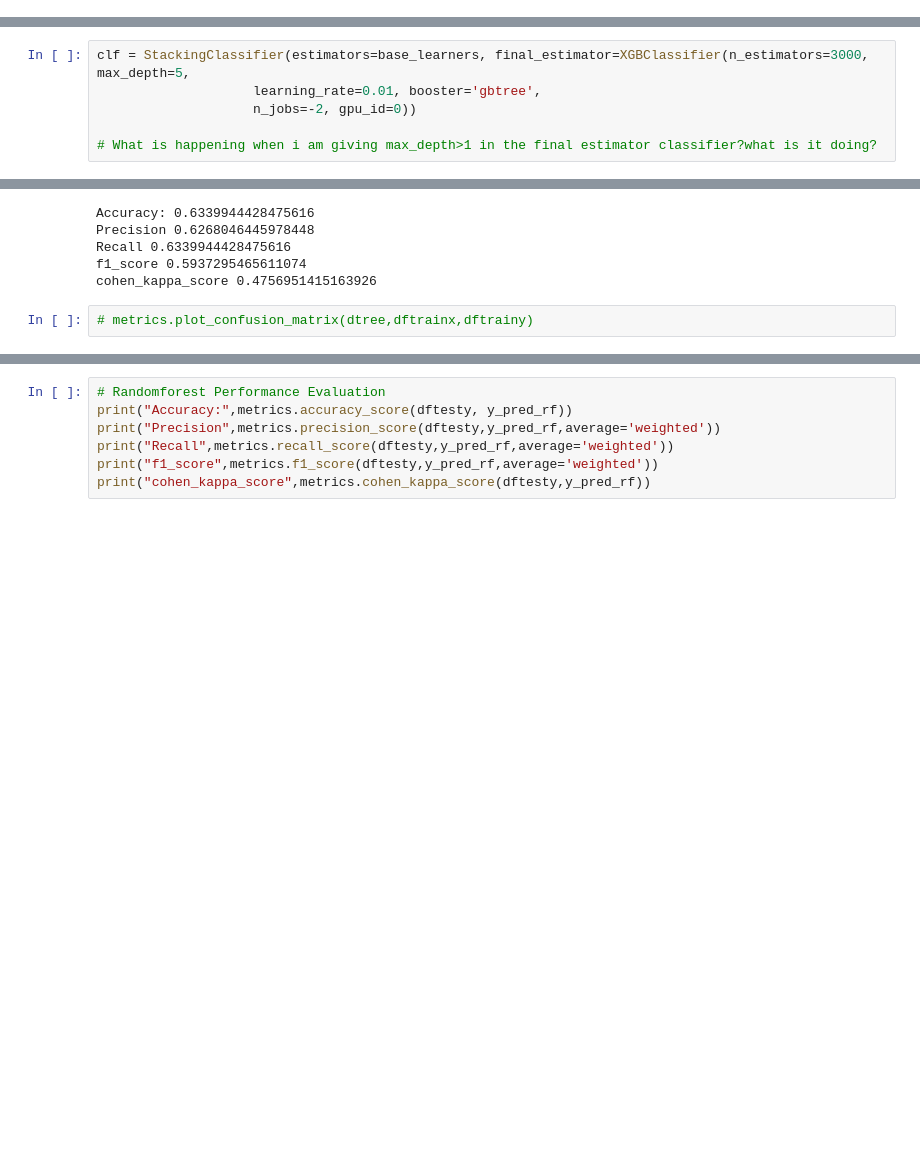
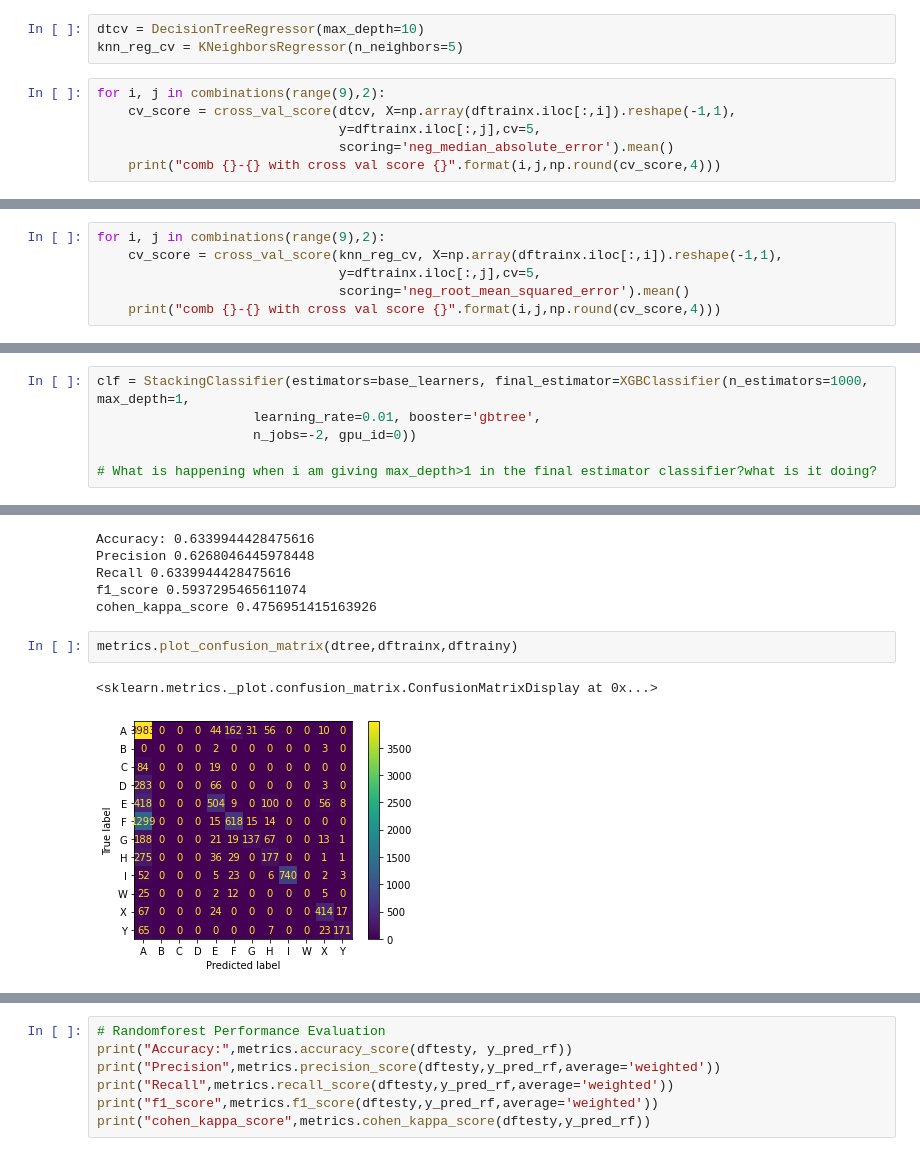
Before and after one commit to Antarlin921/AvilaBibleClassification, a Jupyter notebook: avila.ipynb, the cells around one changed output, grey strips where cells are left out. Saved outputs shown, nothing was run; the diff lists cells and outputs as text; blank space fills up the shorter version.

```diff
--- a/avila.ipynb
+++ b/avila.ipynb
@@ -164,0 +178,9 @@ dftrain.corr()
+# %%
+dtcv = DecisionTreeRegressor(max_depth=10)
+knn_reg_cv = KNeighborsRegressor(n_neighbors=5)
+# %%
+for i, j in combinations(range(9),2):
+    cv_score = cross_val_score(dtcv, X=np.array(dftrainx.iloc[:,i]).reshape(-1,1),
+                               y=dftrainx.iloc[:,j],cv=5,
+                               scoring='neg_median_absolute_error').mean()
+    print("comb {}-{} with cross val score {}".format(i,j,np.round(cv_score,4)))
@@ -164,0 +205,6 @@ dftrain.corr()
+# %%
+for i, j in combinations(range(9),2):
+    cv_score = cross_val_score(knn_reg_cv, X=np.array(dftrainx.iloc[:,i]).reshape(-1,1),
+                               y=dftrainx.iloc[:,j],cv=5,
+                               scoring='neg_root_mean_squared_error').mean()
+    print("comb {}-{} with cross val score {}".format(i,j,np.round(cv_score,4)))
@@ -682,7 +746,7 @@ base_learners=[
                         ('gbm', GradientBoostingClassifier(criterion='mse',random_state=0,max_depth=6,min_samples_split=50))
                        ]
 # %%
-clf = StackingClassifier(estimators=base_learners, final_estimator=XGBClassifier(n_estimators=3000, max_depth=5,
+clf = StackingClassifier(estimators=base_learners, final_estimator=XGBClassifier(n_estimators=1000, max_depth=1,
                     learning_rate=0.01, booster='gbtree',
                     n_jobs=-2, gpu_id=0))
 
@@ -779,4 +903,7 @@ Recall 0.6339944428475616
 f1_score 0.5937295465611074
 cohen_kappa_score 0.4756951415163926
 # %%
-# metrics.plot_confusion_matrix(dtree,dftrainx,dftrainy)
+metrics.plot_confusion_matrix(dtree,dftrainx,dftrainy)
+# %% [output]
+<sklearn.metrics._plot.confusion_matrix.ConfusionMatrixDisplay at 0x...>
+[figure, added]
```
Also changed, not shown: parts of 28 cells of this notebook, 1 other file.
